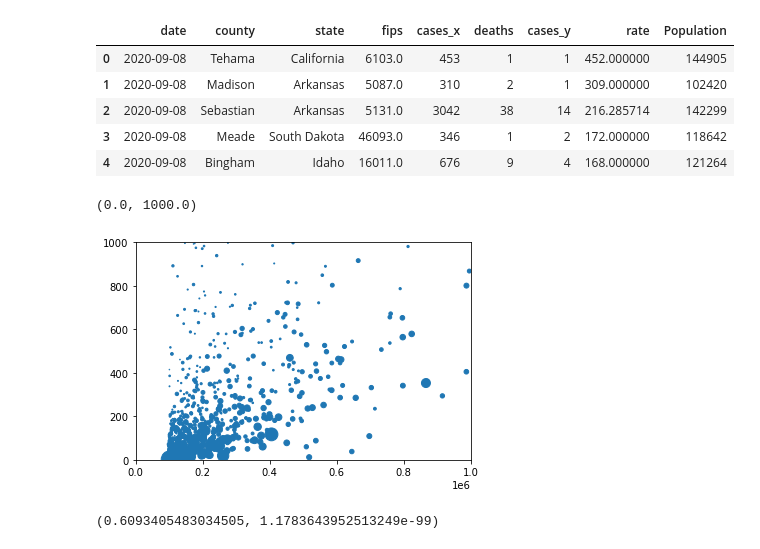
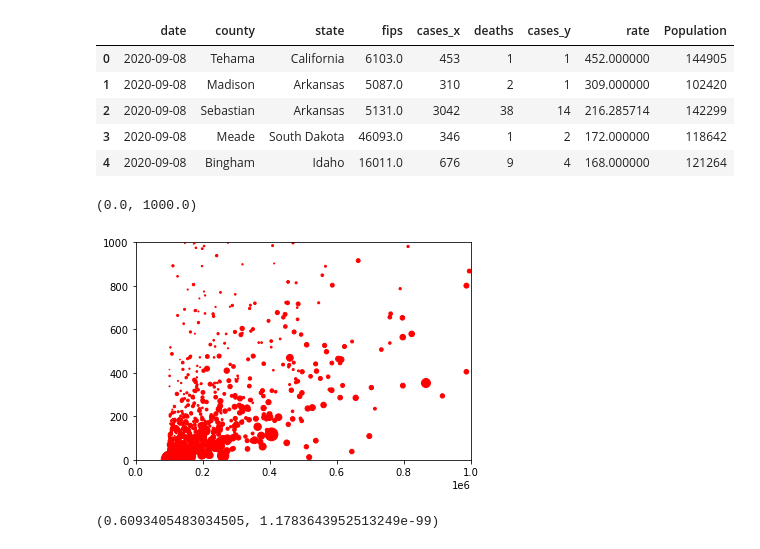
Before and after one commit to Pankaj-gh/Rice-Project-1-G11, a Jupyter notebook: main_script.ipynb, the cells around one changed output. Drawn from its saved outputs; the diff is of its cells as text; code cells hidden in the pictures.

```diff
--- a/main_script.ipynb
+++ b/main_script.ipynb
@@ -351,4 +361,4 @@ resetss.head()
 # %%
-resetss['Positivity_Rate']=resetss['Positivity_Rate'].map("{:.0f}".format)
+#resetss['Positivity_Rate']=resetss['Positivity_Rate'].map("{:.0f}".format)
 # %%
-resetss['Positivity_Rate']=pd.to_numeric(resetss['Positivity_Rate'])
+#resetss['Positivity_Rate']=pd.to_numeric(resetss['Positivity_Rate'])
@@ -364,5 +374,5 @@ resetss.head()
 # %%
-resetss=resetss.sort_values((['Positivity_Rate']),ascending=False)
+#resetss=resetss.sort_values((['Positivity_Rate']),ascending=False)
 # %%
-resetss.reset_index(inplace=True,drop=True)
+#resetss.reset_index(inplace=True,drop=True)
 # %%
@@ -421,12 +434,12 @@ k100.head()
 import matplotlib.pyplot as plt
 import scipy.stats as sts
 # %%
-plt.scatter(k100['Population'],k100['cases_y'],s=k100['rate'])
+plt.scatter(k100['Population'],k100['cases_y'],s=k100['rate'],color='red')
 plt.xlim(0,1000000)
 plt.ylim(0,1000)
 # %% [output]
 (0.0, 1000.0)
-[figure, old version]
+[figure, new version]
 # %%
 corr= sts.pearsonr(k100['Population'],k100['cases_y'])
 # %%
```
Also changed, not shown: parts of 30 cells of this notebook.
